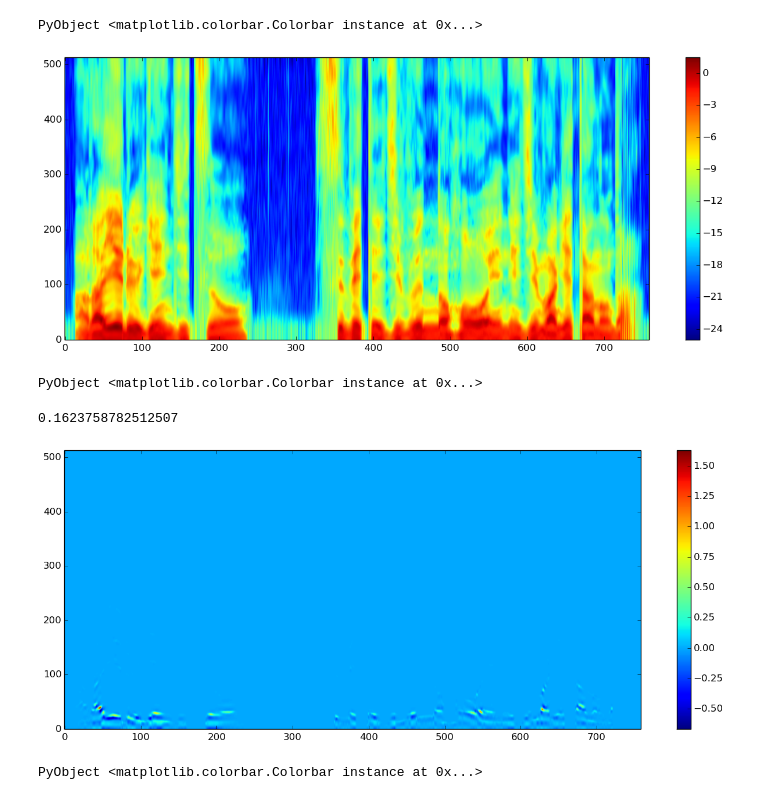
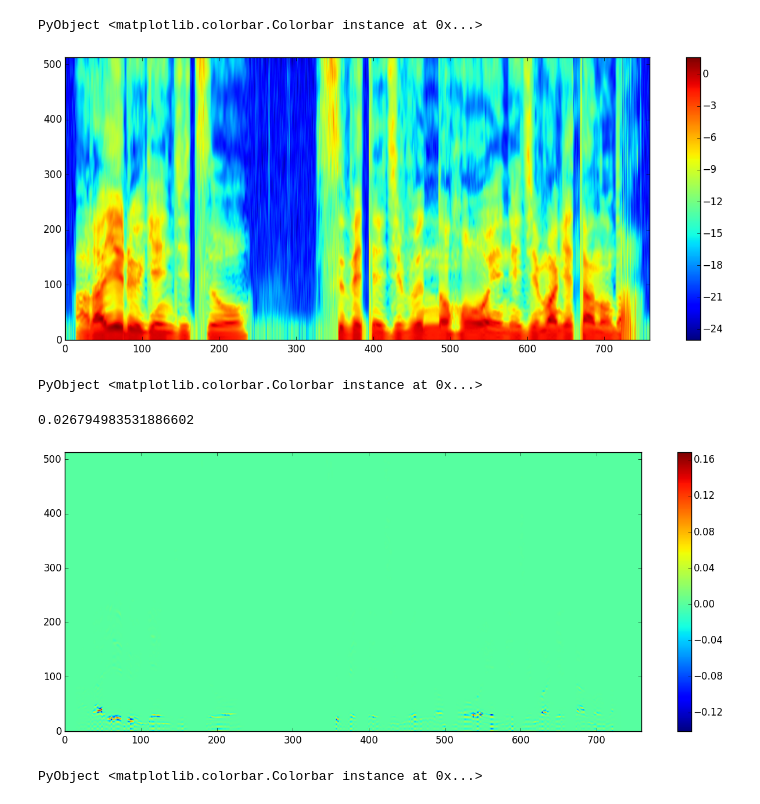
Before and after one commit to r9y9/VoiceConversion.jl, a Jupyter notebook: doc/Waveform synthesis from WORLD-based mel-cepstrum.ipynb, the cells around one changed output. Saved outputs shown, nothing was run; the diff lists cells and outputs as text; code cells hidden in the pictures.

```diff
--- a/doc/Waveform synthesis from WORLD-based mel-cepstrum.ipynb
+++ b/doc/Waveform synthesis from WORLD-based mel-cepstrum.ipynb
@@ -74,24 +73,24 @@ PyObject <matplotlib.colorbar.Colorbar instance at 0x...>
 # %%
 # Mel-cepstrum -> Spectral envelope
 # reconstruct spectral envelope to synthesis waveform
-reconstructed_spectrogram = mc2wsp(melspectrogram, size(spectrogram, 1), -alpha)
+reconstructed_spectrogram = mc2wsp(melspectrogram, size(spectrogram,1)*2-1, alpha)
 
 figure(figsize=(16, 6), dpi=80, facecolor="w", edgecolor="k")
 imshow(log(reconstructed_spectrogram), origin="lower", aspect="auto")
 colorbar()
 # %% [output]
-[figure, old version]
+[figure, new version]
 PyObject <matplotlib.colorbar.Colorbar instance at 0x...>
 # %%
 norm(spectrogram - reconstructed_spectrogram)/norm(spectrogram)
 # %% [output]
-0.1623758782512507
+0.026794983531886602
 # %%
 figure(figsize=(16, 6), dpi=80, facecolor="w", edgecolor="k")
 imshow(spectrogram - reconstructed_spectrogram, origin="lower", aspect="auto")
 colorbar()
 # %% [output]
-[figure, old version]
+[figure, new version]
 PyObject <matplotlib.colorbar.Colorbar instance at 0x...>
 # %%
 # Sysnthesis from f0, spectral envelope and aperiodicity ratio.
```
Also changed, not shown: parts of 8 cells of this notebook, 1 other file.
